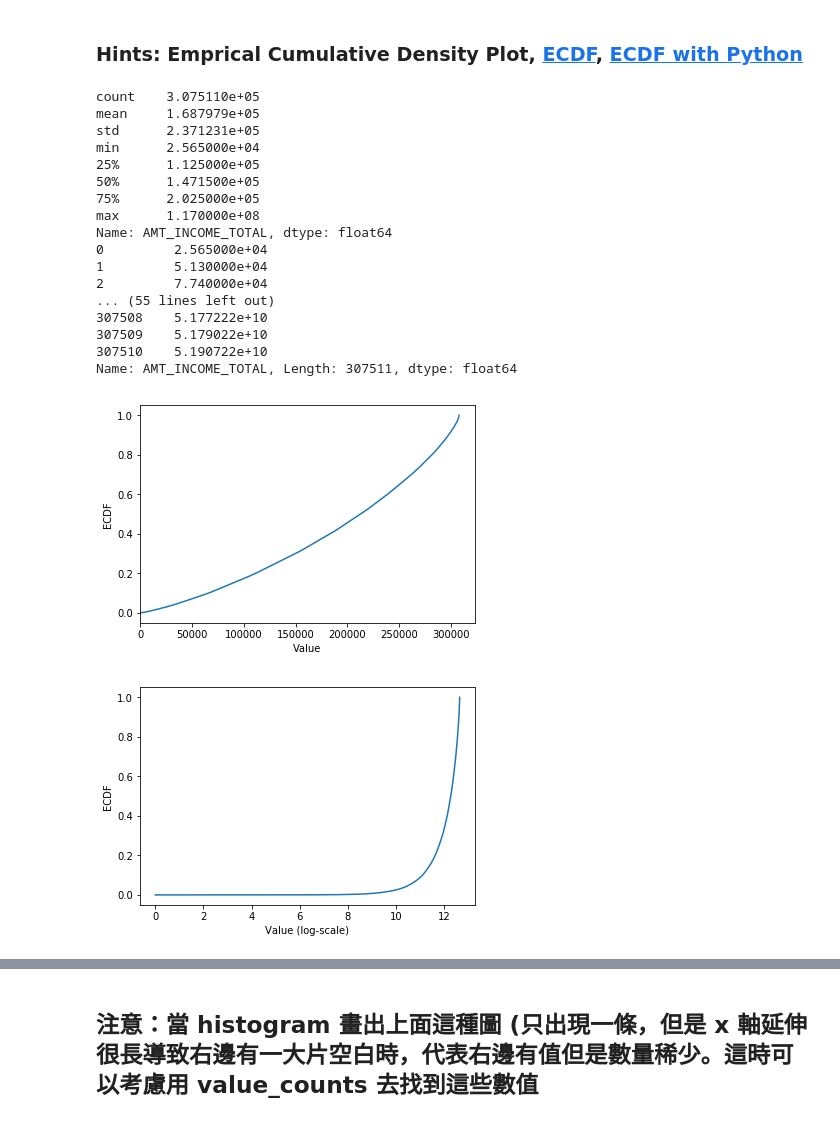
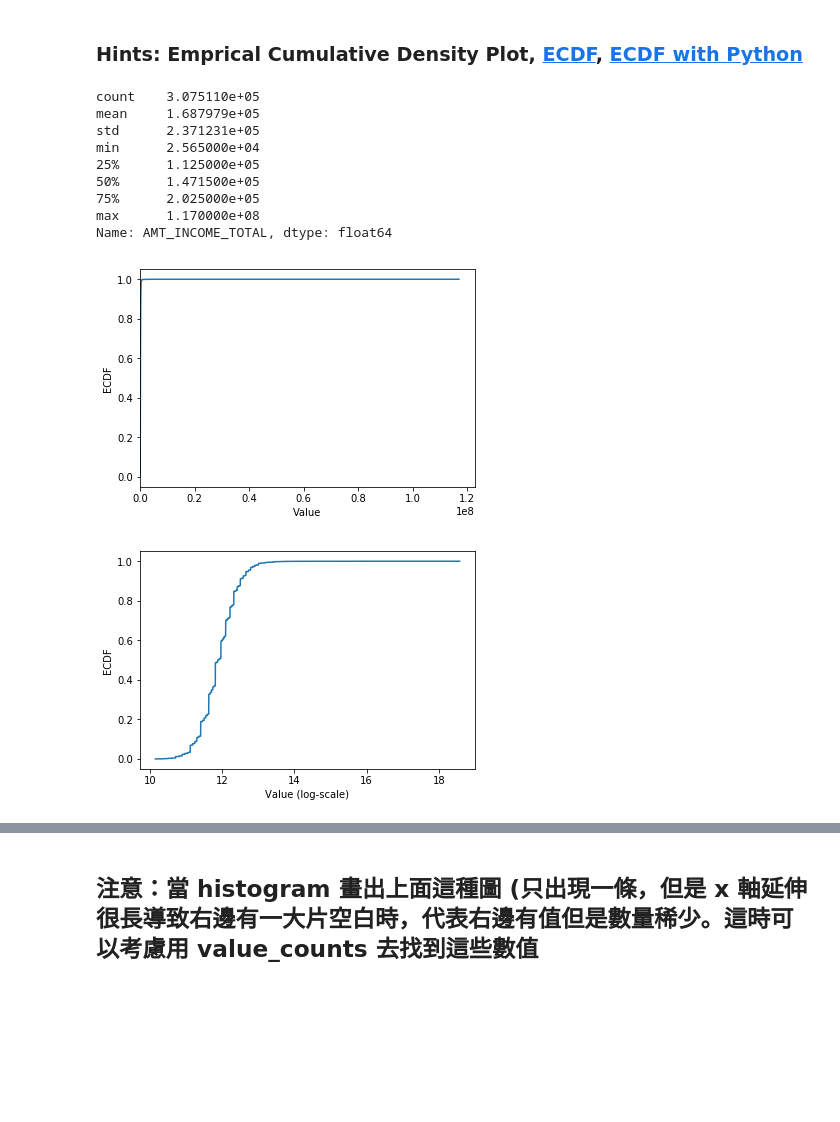
Before and after one commit to Han-IChun/2nd-ML100Days, a Jupyter notebook: Homework/Day_006_HW.ipynb, the cells around one changed output, grey strips where cells are left out. Cells and saved outputs as stored; diff of their text form; code cells hidden in the pictures; blank space fills up the shorter version.

```diff
--- a/Homework/Day_006_HW.ipynb
+++ b/Homework/Day_006_HW.ipynb
@@ -86,46 +86,38 @@ print(app_train['AMT_INCOME_TOTAL'].describe())
 """
 YOUR CODE HERE
 """
-cdf = app_train['AMT_INCOME_TOTAL'].sort_values()
-cdf = cdf.reset_index(drop=True)
-cdf = cdf.cumsum()
+cdf = app_train['AMT_INCOME_TOTAL'].value_counts().sort_index().cumsum()
+# cdf = cdf.reset_index(drop=True)
+# cdf = cdf.cumsum()
 
 plt.plot(list(cdf.index), cdf/cdf.max())
 plt.xlabel('Value')
 plt.ylabel('ECDF')
 plt.xlim([cdf.index.min(), cdf.index.max() * 1.05]) # 限制顯示圖片的範圍
 plt.ylim([-0.05,1.05]) # 限制顯示圖片的範圍
 
 plt.show()
 
 # 改變 y 軸的 Scale, 讓我們可以正常檢視 ECDF
 plt.plot(np.log(list(cdf.index)), cdf/cdf.max())
 plt.xlabel('Value (log-scale)')
 plt.ylabel('ECDF')
 
 plt.ylim([-0.05,1.05]) # 限制顯示圖片的範圍
 
 plt.show()
 # %% [output]
 count    3.075110e+05
 mean     1.687979e+05
 std      2.371231e+05
 min      2.565000e+04
 25%      1.125000e+05
 50%      1.471500e+05
 75%      2.025000e+05
 max      1.170000e+08
 Name: AMT_INCOME_TOTAL, dtype: float64
-0         2.565000e+04
-1         5.130000e+04
-2         7.740000e+04
-... (55 lines left out)
-307508    5.177222e+10
-307509    5.179022e+10
-307510    5.190722e+10
-Name: AMT_INCOME_TOTAL, Length: 307511, dtype: float64
-[figure, old version]
+[figure, new version]
-[figure, old version]
+[figure, new version]
 # %% [markdown]
 ## 補充：Normal dist 的 ECDF
 ![ecdf_normal](https://au.mathworks.com/help/examples/stats/win64/PlotEmpiricalCdfAndCompareWithSamplingDistributionExample_01.png)
```
Also changed, not shown: parts of 2 cells of this notebook, 9 other files.
